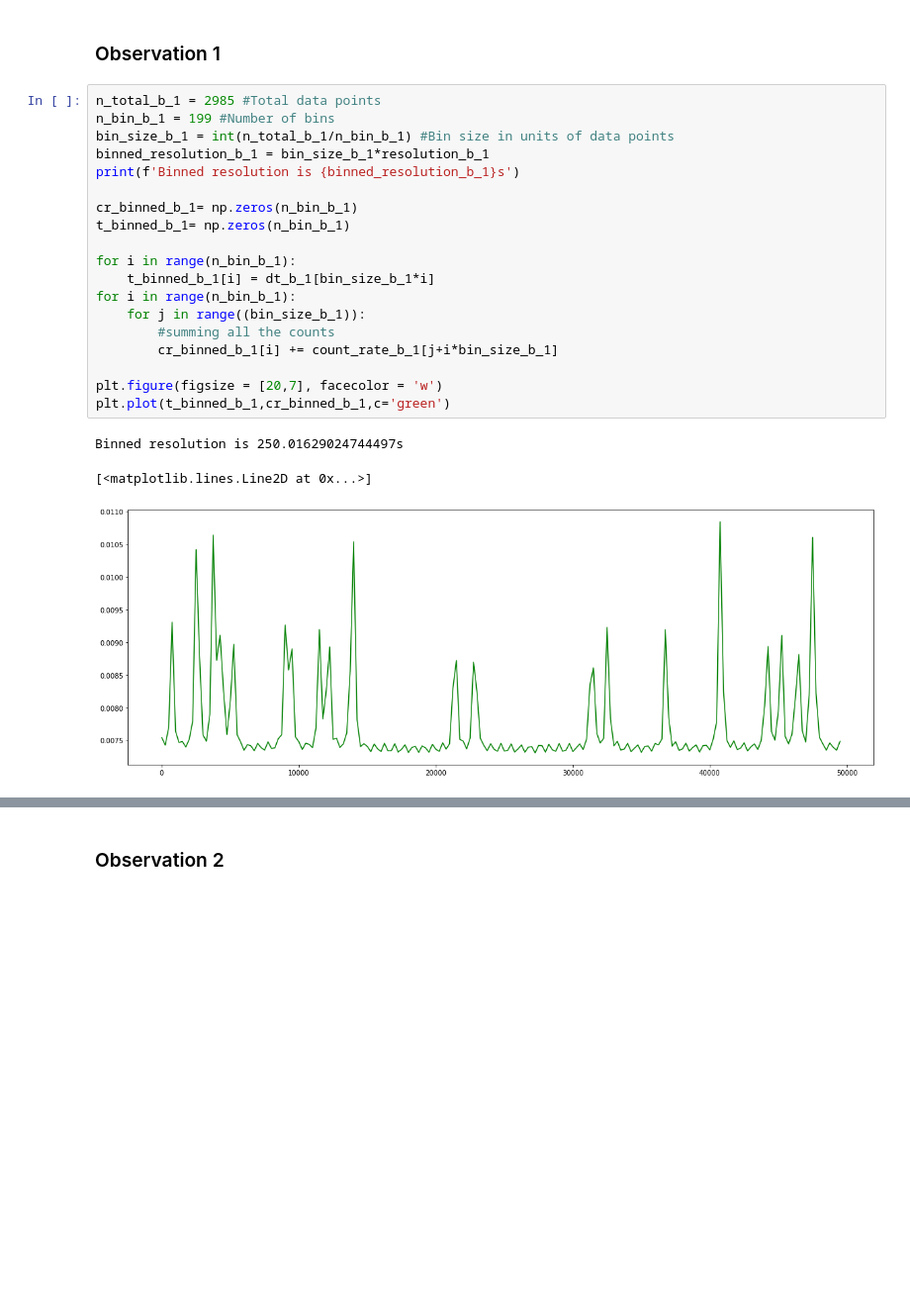
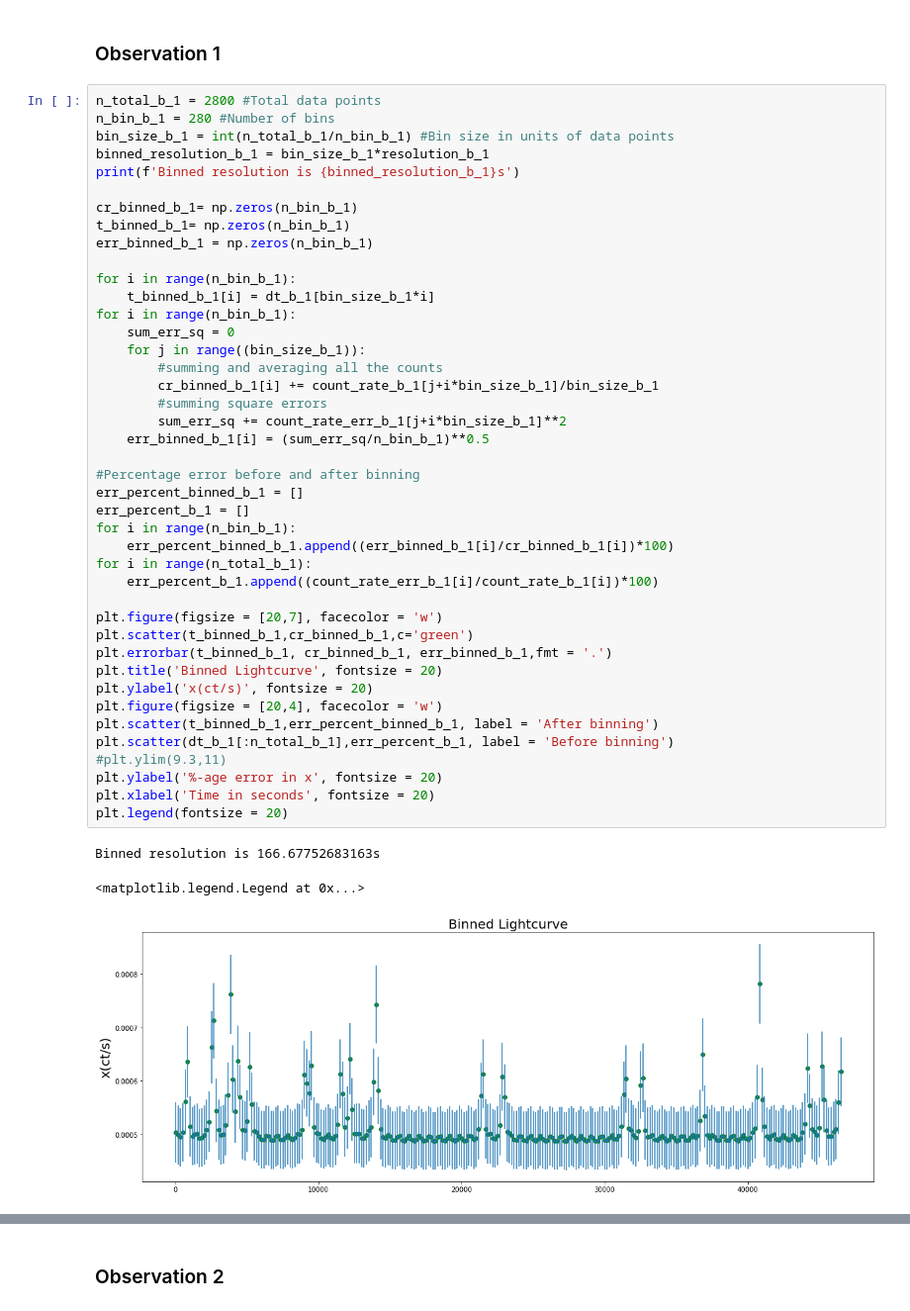
Before and after one commit to Samrat0512/IIST-MS-Project, a Jupyter notebook: Lightcurves/source_6/ACIS_Broad_Band.ipynb, the cells around one changed output, grey strips where cells are left out. Shown: that part at 99% size. Cells and saved outputs as stored; diff of their text form; blank space fills up the shorter version.

Commit message:
Properly binned data with errors(for observation 1 and 4) associated with it and estimated some statistical parameters.

```diff
--- a/Lightcurves/source_6/ACIS_Broad_Band.ipynb
+++ b/Lightcurves/source_6/ACIS_Broad_Band.ipynb
@@ -150,25 +150,48 @@ plt.legend(fontsize = 15)
 # %% [markdown]
 ### Observation 1
 # %%
-n_total_b_1 = 2985 #Total data points
-n_bin_b_1 = 199 #Number of bins
+n_total_b_1 = 2800 #Total data points
+n_bin_b_1 = 280 #Number of bins
 bin_size_b_1 = int(n_total_b_1/n_bin_b_1) #Bin size in units of data points
 binned_resolution_b_1 = bin_size_b_1*resolution_b_1
 print(f'Binned resolution is {binned_resolution_b_1}s')
 
 cr_binned_b_1= np.zeros(n_bin_b_1)
 t_binned_b_1= np.zeros(n_bin_b_1)
+err_binned_b_1 = np.zeros(n_bin_b_1)
 
 for i in range(n_bin_b_1):
     t_binned_b_1[i] = dt_b_1[bin_size_b_1*i]
 for i in range(n_bin_b_1):
+    sum_err_sq = 0
     for j in range((bin_size_b_1)):
-        #summing all the counts
-        cr_binned_b_1[i] += count_rate_b_1[j+i*bin_size_b_1]
+        #summing and averaging all the counts
+        cr_binned_b_1[i] += count_rate_b_1[j+i*bin_size_b_1]/bin_size_b_1
+        #summing square errors
+        sum_err_sq += count_rate_err_b_1[j+i*bin_size_b_1]**2
+    err_binned_b_1[i] = (sum_err_sq/n_bin_b_1)**0.5
+
+#Percentage error before and after binning
+err_percent_binned_b_1 = []
+err_percent_b_1 = []
+for i in range(n_bin_b_1):
+    err_percent_binned_b_1.append((err_binned_b_1[i]/cr_binned_b_1[i])*100)
+for i in range(n_total_b_1):
+    err_percent_b_1.append((count_rate_err_b_1[i]/count_rate_b_1[i])*100)
 
 plt.figure(figsize = [20,7], facecolor = 'w')
-plt.plot(t_binned_b_1,cr_binned_b_1,c='green')
+plt.scatter(t_binned_b_1,cr_binned_b_1,c='green')
+plt.errorbar(t_binned_b_1, cr_binned_b_1, err_binned_b_1,fmt = '.')
+plt.title('Binned Lightcurve', fontsize = 20)
+plt.ylabel('x(ct/s)', fontsize = 20)
+plt.figure(figsize = [20,4], facecolor = 'w')
+plt.scatter(t_binned_b_1,err_percent_binned_b_1, label = 'After binning')
+plt.scatter(dt_b_1[:n_total_b_1],err_percent_b_1, label = 'Before binning')
+#plt.ylim(9.3,11)
+plt.ylabel('%-age error in x', fontsize = 20)
+plt.xlabel('Time in seconds', fontsize = 20)
+plt.legend(fontsize = 20)
 # %% [output]
-Binned resolution is 250.01629024744497s
+Binned resolution is 166.67752683163s
-[<matplotlib.lines.Line2D at 0x...>]
+<matplotlib.legend.Legend at 0x...>
-[figure, old version]
+[figure, new version]
```
Also changed, not shown: parts of 13 cells of this notebook.
